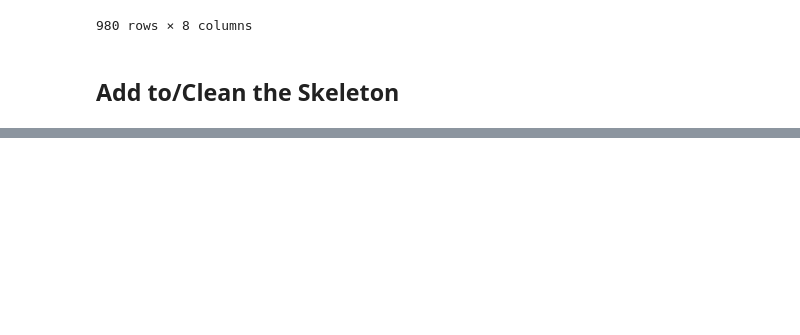
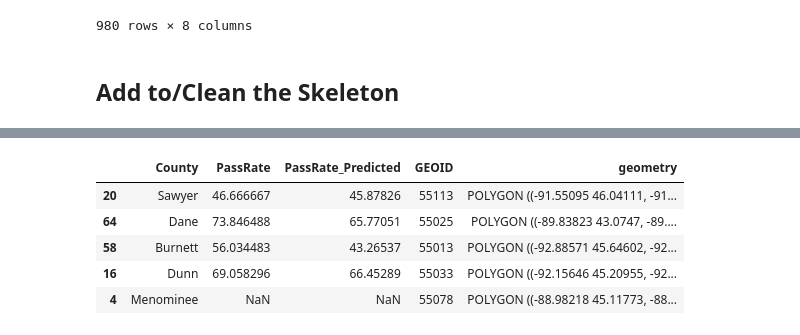
Before and after one commit to mcelhens/AP-Outcomes-to-University-Metrics, a Jupyter notebook: streamlit_app/Preparing_Choropleth_Data.ipynb, the cells around one changed output, grey strips where cells are left out. Drawn from its saved outputs; the diff is of its cells as text; code cells hidden in the pictures; blank space fills up the shorter version.

```diff
--- a/streamlit_app/Preparing_Choropleth_Data.ipynb
+++ b/streamlit_app/Preparing_Choropleth_Data.ipynb
@@ -691,0 +747,16 @@ skeleton.to_csv('States_Counties_Map_Data.csv', index = False)
+# %%
+merged = gdf_states.merge(
+    WI_predictions_df,
+    on = ['County'],
+    how = 'left',
+    suffixes = ('', '_merged')
+)
+merged = merged[['County', 'PassRate', 'PassRate_Predicted', 'GEOID', 'geometry']]
+merged.sample(5)
+# %% [output]
+|  | County | PassRate | PassRate_Predicted | GEOID | geometry |
+| 20 | Sawyer | 46.666667 | 45.87826 | 55113 | POLYGON ((-91.55095 46.04111, -91... |
+| 64 | Dane | 73.846488 | 65.77051 | 55025 | POLYGON ((-89.83823 43.0747, -89.... |
+| 58 | Burnett | 56.034483 | 43.26537 | 55013 | POLYGON ((-92.88571 45.64602, -92... |
+| 16 | Dunn | 69.058296 | 66.45289 | 55033 | POLYGON ((-92.15646 45.20955, -92... |
+| 4 | Menominee | NaN | NaN | 55078 | POLYGON ((-88.98218 45.11773, -88... |
```
Also changed, not shown: parts of 5 cells of this notebook, 9 other files.
